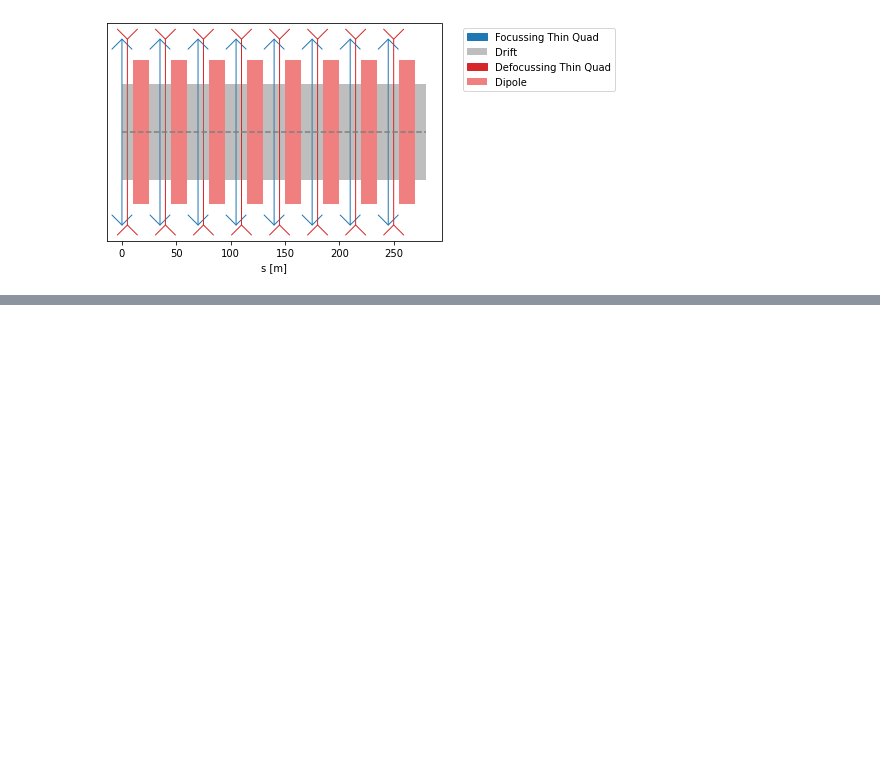
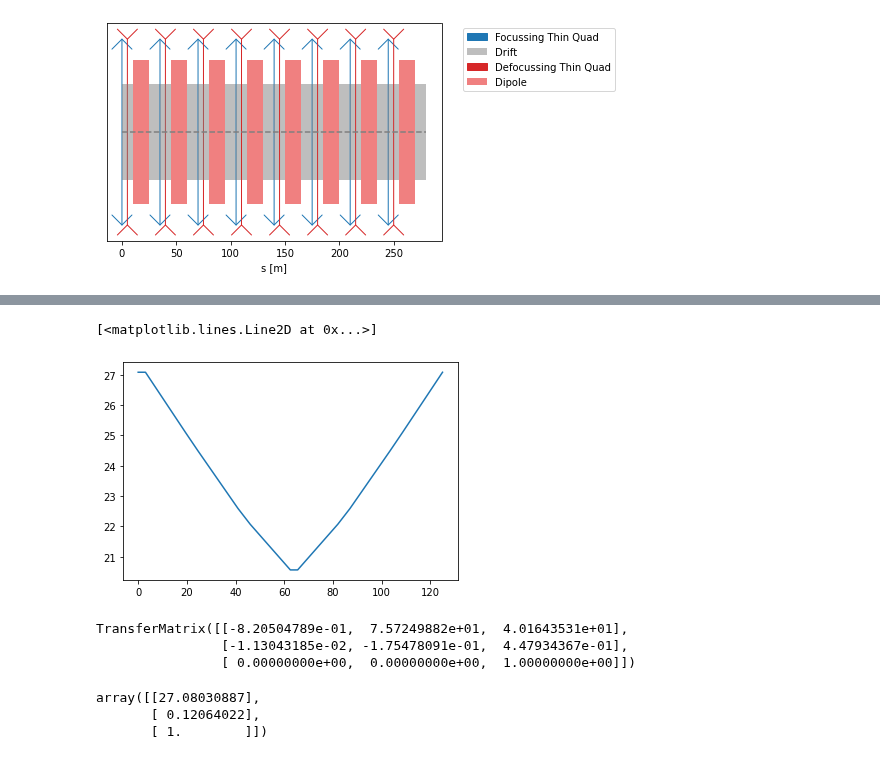
Before and after one commit to loiccoyle/pyaccelerator, a Jupyter notebook: noteboooks/dispersion.ipynb, the cells around one changed output, grey strips where cells are left out. Cells and saved outputs as stored; diff of their text form; code cells hidden in the pictures; blank space fills up the shorter version.

```diff
--- a/noteboooks/dispersion.ipynb
+++ b/noteboooks/dispersion.ipynb
@@ -57,0 +111,17 @@ lattice.plot()
+# %%
+plt.plot(s, disp)
+# %% [output]
+[<matplotlib.lines.Line2D at 0x...>]
+[figure, added]
+# %%
+FODO_thick.m_h
+# %% [output]
+TransferMatrix([[-8.20504789e-01,  7.57249882e+01,  4.01643531e+01],
+                [-1.13043185e-02, -1.75478091e-01,  4.47934367e-01],
+                [ 0.00000000e+00,  0.00000000e+00,  1.00000000e+00]])
+# %%
+FODO_thick.m_h.dispersion_solution
+# %% [output]
+array([[27.08030887],
+       [ 0.12064022],
+       [ 1.        ]])
```
Also changed, not shown: parts of 9 cells of this notebook.
